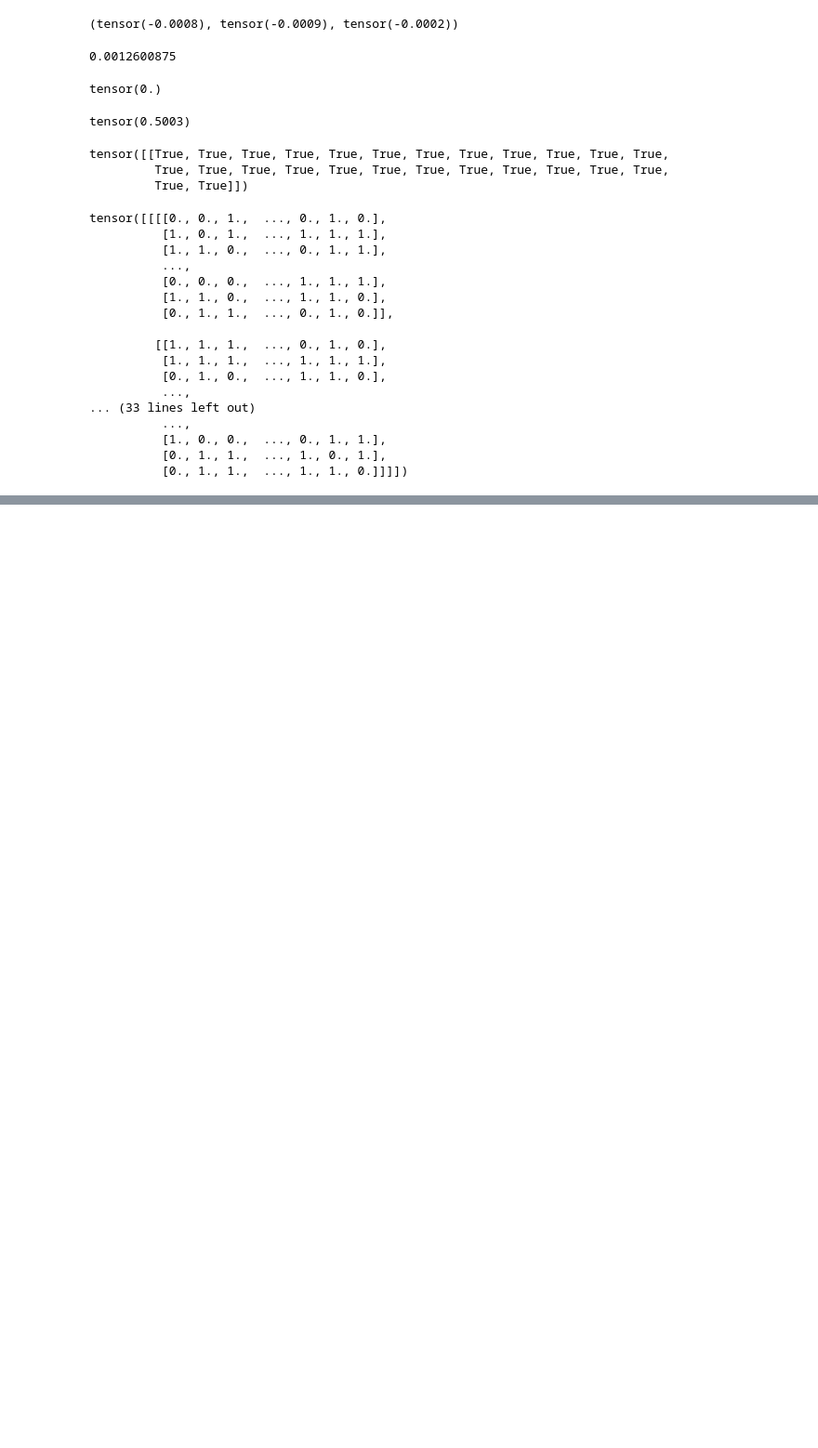
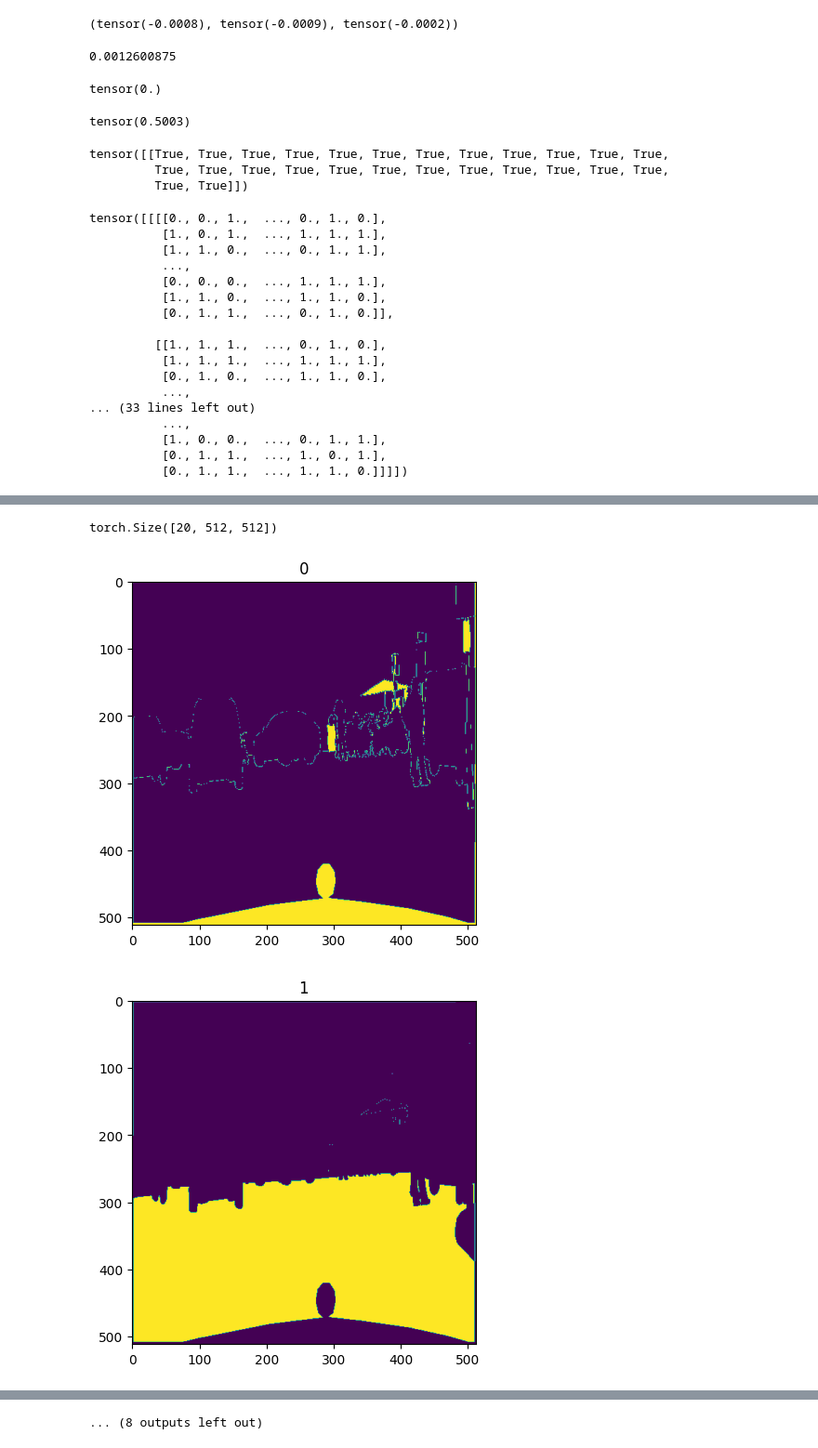
Before and after one commit to SarthakM320/Domain-Adaptive-zeroshot-learning, a Jupyter notebook: experiments.ipynb, the cells around one changed output, grey strips where cells are left out. Shown at 93% size. Drawn from its saved outputs; the diff is of its cells as text; code cells hidden in the pictures; blank space fills up the shorter version.

```diff
--- a/experiments.ipynb
+++ b/experiments.ipynb
@@ -390,3 +397,20 @@ tensor([[[[0., 0., 1.,  ..., 0., 1., 0.],
           [1., 0., 0.,  ..., 0., 1., 1.],
           [0., 1., 1.,  ..., 1., 0., 1.],
           [0., 1., 1.,  ..., 1., 1., 0.]]]])
+# %%
+from data import dataset, labels
+import torch
+from matplotlib import pyplot as plt
+import numpy as np
+
+data = dataset('dataset/cityscape_train.csv', image_size = 512, num_classes =20, kaggle = False)
+
+image, foggy, gt = data.__getitem__(0)
+
+
+# for i in range(20):
+#     plt.imshow(gt[i])
+#     plt.title(i)
+#     plt.show()
+
+gt.unique()
@@ -392,0 +436,56 @@ tensor([[[[0., 0., 1.,  ..., 0., 1., 0.],
+# %%
+from torchvision import transforms
+import pandas as pd
+import numpy as np
+from PIL import Image
+import torch
+from matplotlib import pyplot as plt
+from data import mapping_20
+import albumentations as A
+df = pd.read_csv('/Users/sarthakm/Desktop/biplabsir_research/Domain Adaptive ZeroShot Learning/dataset/cityscape_train.csv')
+
+gt = df['target'].values
+
+def _convert_image_to_rgb(image):
+    return image.convert("RGB")
+
+def get_transforms(image_size):
+    transform = transforms.Compose([
+        transforms.Resize((image_size,image_size)),
+        _convert_image_to_rgb,
+        transforms.ToTensor(),
+        # transforms.Normalize((0.48145466, 0.4578275, 0.40821073), (0.26862954, 0.26130258, 0.27577711)),
+    ])
+
+    def target_transforms(image, image_size, num_classes):
+        image = np.array(transforms.Resize((image_size,image_size))(image))
+        mask = np.zeros((num_classes,512,512))
+
+        for k in mapping_20:
+            mask[mapping_20[k]][image == k] = 1
+
+        mask = transforms.ToTensor()(mask).permute(1,2,0)
+        return mask
+
+
+    # target_transforms = transforms.Compose([
+    #     transforms.Resize((image_size,image_size)),
+    #     # transforms.Normalize((0.48145466, 0.4578275, 0.40821073), (0.26862954, 0.26130258, 0.27577711)),
+    # ])
+    return transform, target_transforms
+
+_, target_transforms = get_transforms(512)
+
+im = target_transforms(Image.open(gt[0].replace('\\','/')),512,20)
+
+im.shape
+# %% [output]
+torch.Size([20, 512, 512])
+# %%
+for k in range(20):
+    plt.imshow(im[k])
+    plt.title(k)
+    plt.show()
+# %% [output]
+[figure, added]
+[figure, added]
@@ -393,3 +502,4 @@ tensor([[[[0., 0., 1.,  ..., 0., 1., 0.],
+... (8 outputs left out)
 # %%
 import pandas as pd
 import numpy as np
```
Also changed, not shown: parts of 8 cells of this notebook, 7 other files.
